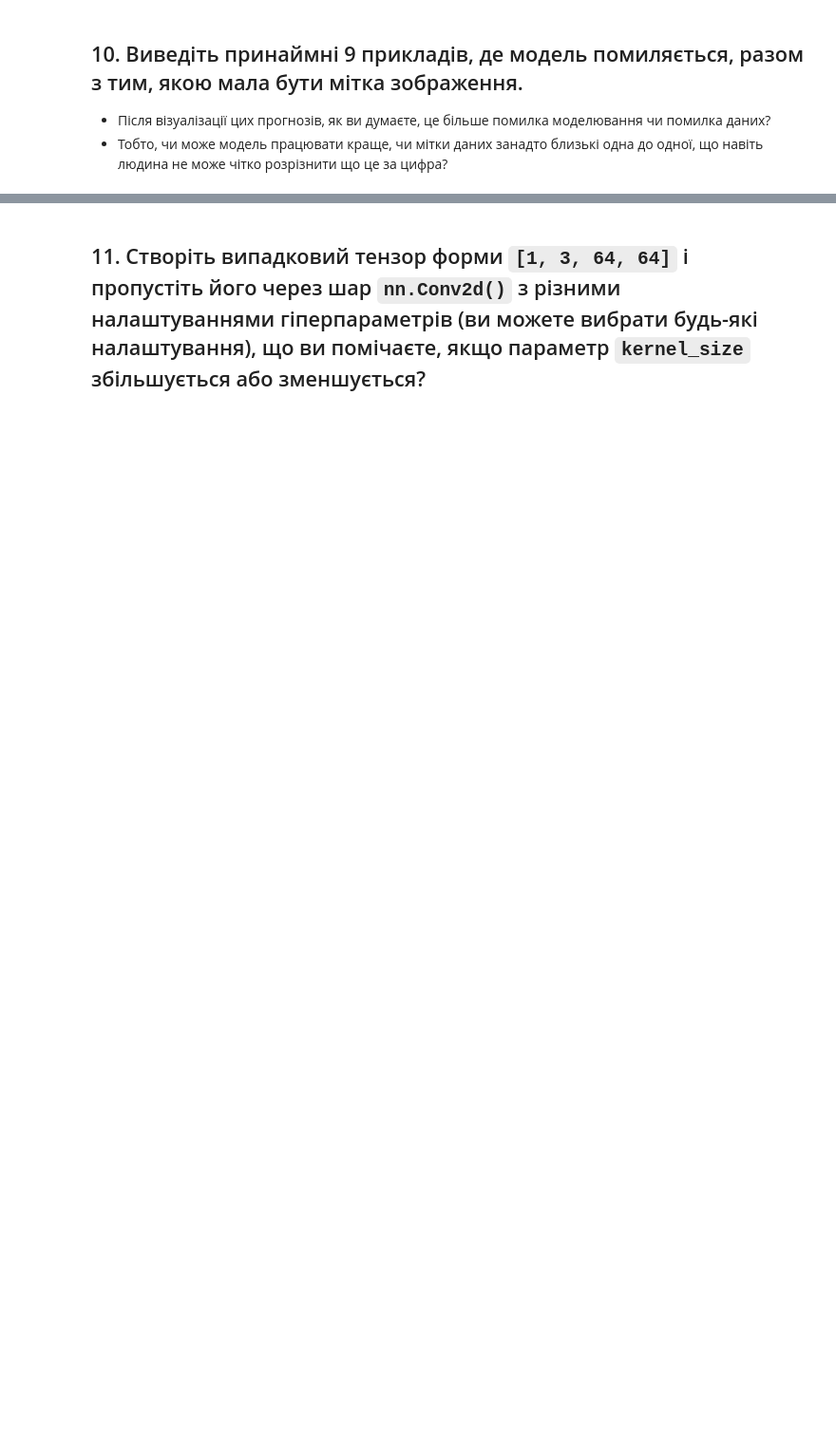
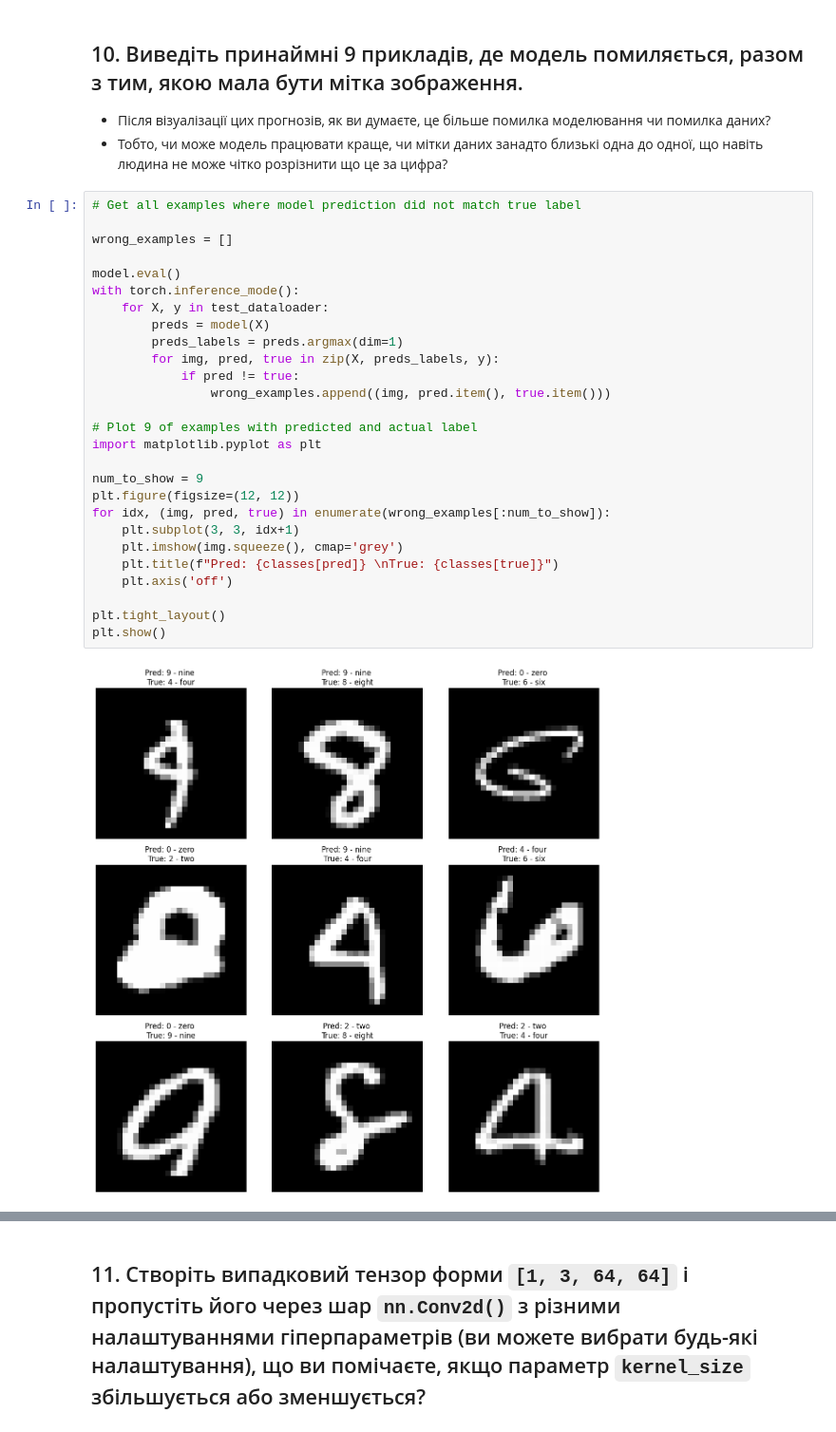
Before and after one commit to Reserford1991/data-loves-academy-machine-learning-for-people, a Jupyter notebook: Module-7-Computer-vision/HW_Computer_Vision_with_PyTorch_Excercises.ipynb, the cells around one changed output, grey strips where cells are left out. Shown: that part at 95% size. Saved outputs shown, nothing was run; the diff lists cells and outputs as text; blank space fills up the shorter version.

```diff
--- a/Module-7-Computer-vision/HW_Computer_Vision_with_PyTorch_Excercises.ipynb
+++ b/Module-7-Computer-vision/HW_Computer_Vision_with_PyTorch_Excercises.ipynb
@@ -183,3 +411,32 @@ class MNISTModelV2(nn.Module):
 ## 10. Виведіть принаймні 9 прикладів, де модель помиляється, разом з тим, якою мала бути мітка зображення.
 * Після візуалізації цих прогнозів, як ви думаєте, це більше помилка моделювання чи помилка даних?
 * Тобто, чи може модель працювати краще, чи мітки даних занадто близькі одна до одної, що навіть людина не може чітко розрізнити що це за цифра?
+# %%
+# Get all examples where model prediction did not match true label
+
+wrong_examples = []
+
+model.eval()
+with torch.inference_mode():
+    for X, y in test_dataloader:
+        preds = model(X)
+        preds_labels = preds.argmax(dim=1)
+        for img, pred, true in zip(X, preds_labels, y):
+            if pred != true:
+                wrong_examples.append((img, pred.item(), true.item()))
+
+# Plot 9 of examples with predicted and actual label
+import matplotlib.pyplot as plt
+
+num_to_show = 9
+plt.figure(figsize=(12, 12))
+for idx, (img, pred, true) in enumerate(wrong_examples[:num_to_show]):
+    plt.subplot(3, 3, idx+1)
+    plt.imshow(img.squeeze(), cmap='grey')
+    plt.title(f"Pred: {classes[pred]} \nTrue: {classes[true]}")
+    plt.axis('off')
+
+plt.tight_layout()
+plt.show()
+# %% [output]
+[figure, added]
```
Also changed, not shown: parts of 9 cells of this notebook.
